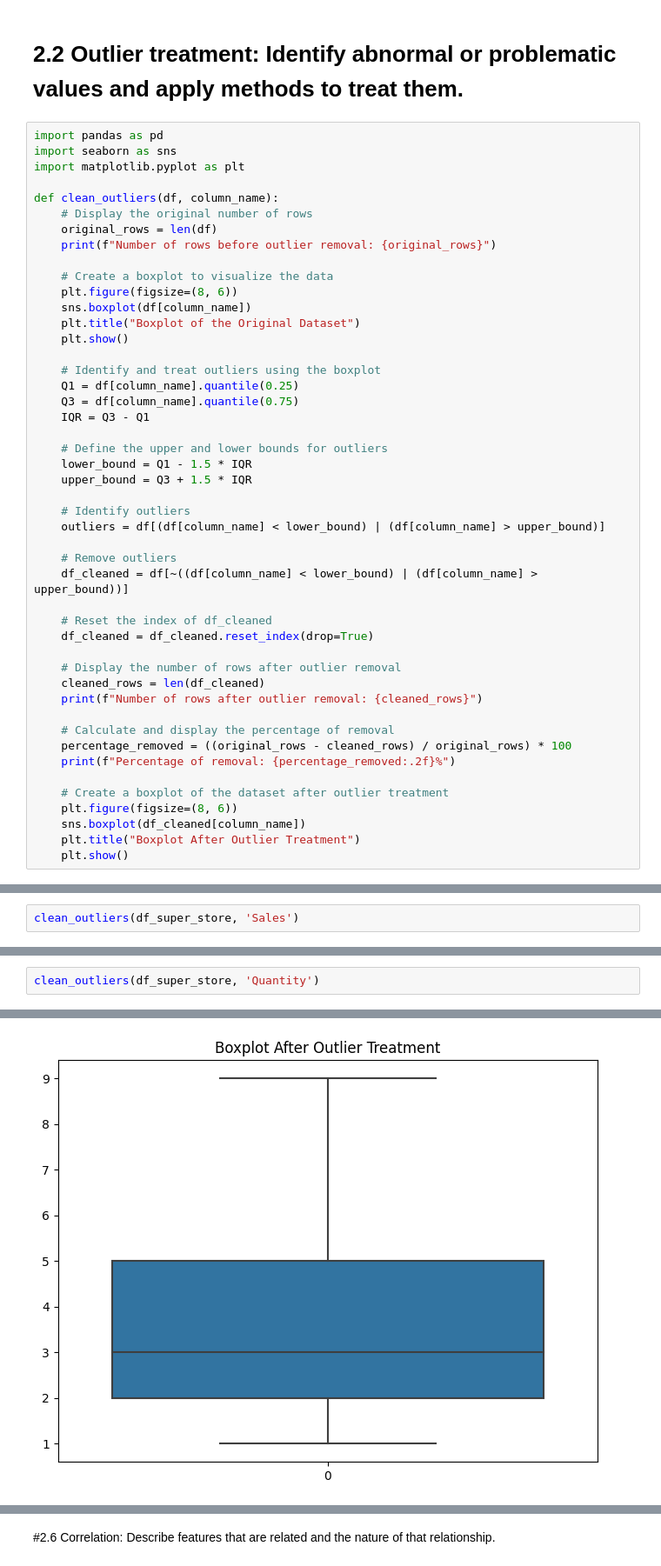
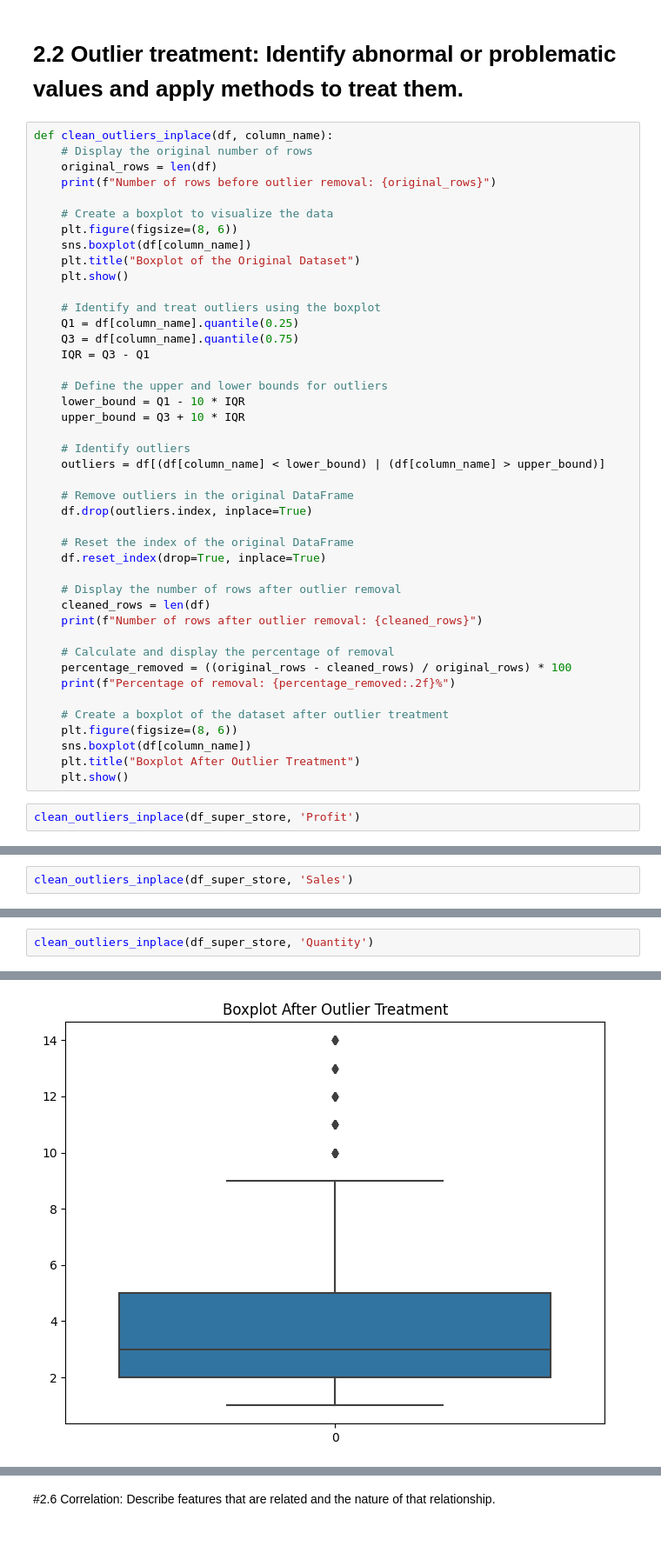
Before and after one commit to engmohamedsalah/AIMaster-Training, a Jupyter notebook: Building_an_AI_based_Application.ipynb, the cells around one changed output, grey strips where cells are left out. Shown at 87% size. Saved outputs shown, nothing was run; the diff lists cells and outputs as text; blank space fills up the shorter version.

```diff
--- a/Building_an_AI_based_Application.ipynb
+++ b/Building_an_AI_based_Application.ipynb
@@ -298,11 +299,7 @@ dtype: int64
 # %% [markdown]
 # 2.2 Outlier treatment: Identify abnormal or problematic values and apply methods to treat them.
 # %%
-import pandas as pd
-import seaborn as sns
-import matplotlib.pyplot as plt
-
-def clean_outliers(df, column_name):
+def clean_outliers_inplace(df, column_name):
     # Display the original number of rows
     original_rows = len(df)
     print(f"Number of rows before outlier removal: {original_rows}")
@@ -319,20 +316,20 @@ def clean_outliers(df, column_name):
     IQR = Q3 - Q1
 
     # Define the upper and lower bounds for outliers
-    lower_bound = Q1 - 1.5 * IQR
-    upper_bound = Q3 + 1.5 * IQR
+    lower_bound = Q1 - 10 * IQR
+    upper_bound = Q3 + 10 * IQR
 
     # Identify outliers
     outliers = df[(df[column_name] < lower_bound) | (df[column_name] > upper_bound)]
 
-    # Remove outliers
-    df_cleaned = df[~((df[column_name] < lower_bound) | (df[column_name] > upper_bound))]
+    # Remove outliers in the original DataFrame
+    df.drop(outliers.index, inplace=True)
 
-    # Reset the index of df_cleaned
-    df_cleaned = df_cleaned.reset_index(drop=True)
+    # Reset the index of the original DataFrame
+    df.reset_index(drop=True, inplace=True)
 
     # Display the number of rows after outlier removal
-    cleaned_rows = len(df_cleaned)
+    cleaned_rows = len(df)
     print(f"Number of rows after outlier removal: {cleaned_rows}")
 
     # Calculate and display the percentage of removal
@@ -341,6 +338,8 @@ def clean_outliers(df, column_name):
 
     # Create a boxplot of the dataset after outlier treatment
     plt.figure(figsize=(8, 6))
-    sns.boxplot(df_cleaned[column_name])
+    sns.boxplot(df[column_name])
     plt.title("Boxplot After Outlier Treatment")
     plt.show()
+# %%
+clean_outliers_inplace(df_super_store, 'Profit')
@@ -347,3 +352,3 @@ def clean_outliers(df, column_name):
 # %%
-clean_outliers(df_super_store, 'Sales')
+clean_outliers_inplace(df_super_store, 'Sales')
 # %% [output]
@@ -363,3 +360,3 @@ Percentage of removal: 18.50%
 # %%
-clean_outliers(df_super_store, 'Quantity')
+clean_outliers_inplace(df_super_store, 'Quantity')
 # %% [output]
@@ -370,2 +367,2 @@ Percentage of removal: 1.70%
-[figure, old version]
+[figure, new version]
 # %%
```
Also changed, not shown: parts of 24 cells of this notebook.
